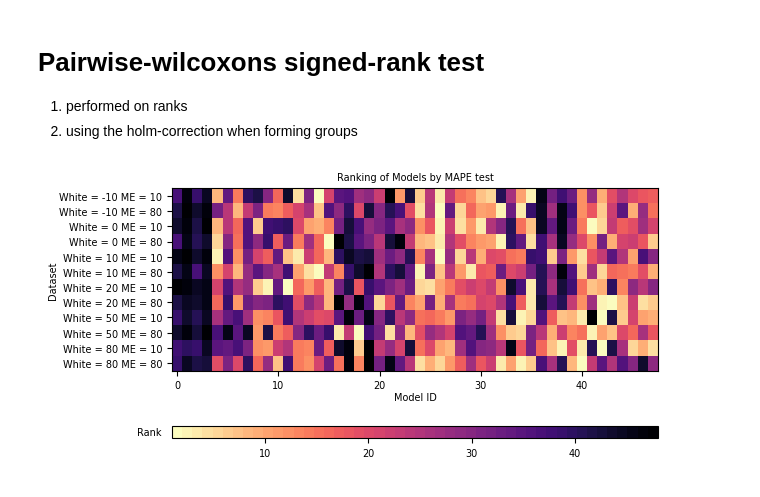
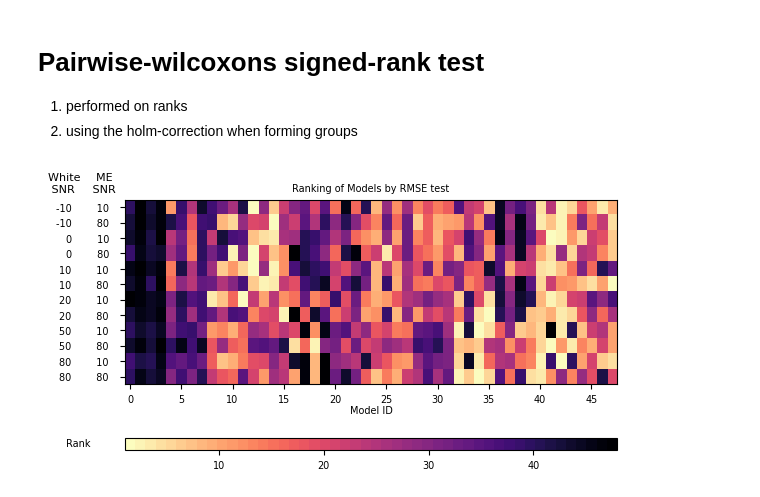
Before and after one commit to Whitesheep18/retinal-ecap-detection, a Jupyter notebook: results/tuning_results.ipynb, the cells around one changed output. Cells and saved outputs as stored; diff of their text form; code cells hidden in the pictures.

Commit message:
results by different metrics

```diff
--- a/results/tuning_results.ipynb
+++ b/results/tuning_results.ipynb
@@ -11,5 +13,5 @@ data = pd.read_csv("tuning_r1.csv")
 
 data['params'] = data['params'].apply(lambda x: json.loads(switch_quotes(x)))
 params = data['params'][0].keys()
-# add params as individual columns
+datasets = sorted(data['Dataset'].unique())
 data = pd.concat([data.drop(['params'], axis=1), data['params'].apply(pd.Series)], axis=1)
@@ -16,13 +20,15 @@ data = pd.concat([data.drop(['params'], axis=1), data['params'].apply(pd.Series)
 # %%
-rank_by = 'MAPE test'
+rank_by = 'RMSE test'
 
 param_titles = {'min_epochs': 'Minimum number of epochs before early stopping', 'learning_rate': 'Learning rate AdamW',
-                'dropout': 'Dropout', 'l2_penalty': 'L2 penalty', 'init_stride': 'Initial CNN'}
+                'dropout': 'Dropout', 'l2_penalty': 'L2 penalty', 'init_stride': 'Initial CNN', 'depth': 'Depth'}
 
-results = data[['Dataset', 'min_epochs', 'learning_rate', 'dropout', 'l2_penalty', 'init_stride', rank_by]]
-models = results[['min_epochs', 'learning_rate', 'dropout', 'l2_penalty', 'init_stride']
-        ].sort_values(by=[ 'min_epochs', 'learning_rate', 'dropout', 'l2_penalty', 'init_stride']).drop_duplicates().reset_index()
+order_by = list(param_titles.keys())
+
+results = data[['Dataset'] + order_by + [rank_by]]
+models = results[order_by].sort_values(by=order_by).drop_duplicates().reset_index()
 models['index'] = [f'Model {i}' for i in range(len(models))]
+to_cd = results.merge(models, on=order_by).rename(columns={'index': 'Model'}).to_csv("intermediate_tuning_results.csv", index=False)
 models = models.rename(columns={'index': 'Model'}).rename(columns=param_titles)
 models['Initial CNN'] = models['Initial CNN'].apply(lambda x: 'With' if x==2 else 'Without')
 num_models = len(models)
@@ -52,11 +61,9 @@ models.to_csv("model_overview.csv", index=False)
 # %%
-# Ranking
-
 ranked = []
 to_show = []
 for grp_idx, grp in results.groupby('Dataset'):
     # sort
-    grp = grp.sort_values(rank_by)
+    grp = grp.sort_values(rank_by, ascending=rank_by!='R2 test')
     # add rank
     grp['Rank'] = range(1, len(grp) + 1)
 
@@ -131,36 +138,66 @@ ranked.groupby(['Dataset', 'Rank']).first()
 # %%
 performance_data = {}
 
+#color_by = 'Rank' # either "Rank" or rank_by
+color_by = 'Rank'
+
 for idx, grp in ranked.groupby(['Dataset']):
-    grp_sorted = grp.sort_values(by=['min_epochs', 'learning_rate', 'dropout', 'l2_penalty', 'init_stride'])
-    performance_data[idx[0]] = grp_sorted['Rank'].values
+    grp_sorted = grp.sort_values(by=order_by)
+    performance_data[idx[0]] = grp_sorted[color_by].values
 
 plt.figure(figsize=(10, 5))
 performance_data = pd.DataFrame(performance_data) # model id x dataset name
-cmap = plt.cm.get_cmap('magma_r', num_models)    # 11 discrete colors
+if color_by == 'Rank':
+    cmap = plt.cm.get_cmap('magma_r', num_models)    # 11 discrete colors
+elif color_by == 'R2 test':
+    cmap = plt.cm.get_cmap('magma')
+else:
+    cmap = plt.cm.get_cmap('magma_r')
+limits = {'Rank': num_models, 'MAPE test': 1, 'RMSE test': 8.37, 'R2 test': 0}
+limit = limits[color_by]
+if color_by != 'R2 test':
+    im = plt.imshow(performance_data.T, cmap=cmap, aspect=1.5, vmax=limit)
+else:
+    im = plt.imshow(performance_data.T, cmap=cmap, aspect=1.5, vmin=limit)
 
-im = plt.imshow(performance_data.T, cmap=cmap, aspect=1.5)
-#axis('off')
 cbar = plt.colorbar(orientation='horizontal', aspect=40)
-cbar.ax.invert_yaxis()
+cbar.set_label(loc='left', label=color_by)
+cbar.ax.xaxis.set_label_coords(-0.12, 1)
+
+if color_by != 'R2 test':
+    cbar.ax.invert_yaxis()
+
 plt.title(f'Ranking of Models by {rank_by}')
-#plt.xticks(range(len(performance_data)//2), [x for x in performance_data.index if x%2==0])
-plt.yticks(range(len(performance_data.columns)), [f"White = {x.split('_')[1]} ME = {x.split('_')[2]}" for x in performance_data.columns])
-plt.ylabel('Dataset')
-plt.xlabel('Model ID', )
+plt.text(-8, -1, f'White \n SNR', fontsize=8)
+plt.text(-4, -1, f'  ME\n SNR', fontsize=8)
+plt.yticks(range(len(performance_data.columns)), [f"{x.split('_')[1]}        {x.split('_')[2]}  " for x in performance_data.columns])
+plt.xticks(np.arange(0, 47, 5), np.arange(0, 47, 5))
+plt.xlabel('Model ID')
 plt.tight_layout()
-# place the text Rank at position (-1,-1)
-plt.text(-4, 15.75, 'Rank', color='black')
 plt.gcf().set_size_inches(5.5, 4)
-plt.savefig(f'tune_ranking_{rank_by.replace(" ", "_")}.pdf', bbox_inches='tight')
-#save_figure('tune_ranking')
+plt.savefig(f'figures/tune_ranking_{rank_by.replace(" ", "_")}.pdf', bbox_inches='tight')
 plt.show()
 
-# just using last group but it should be the same order for all
 performance_data = pd.concat((performance_data,
-                              grp_sorted.reset_index()[['min_epochs', 'learning_rate', 'dropout', 'l2_penalty', 'init_stride']]),
+                              grp_sorted.reset_index()[order_by]),
                               axis=1)
 
-performance_data.iloc[[0, 12, 40]]
+stats = performance_data[datasets].describe().loc[['mean', 'std', 'min', 'max']]
+def f(x, metric):
+    if metric == 'R2 test':
+        return (x > limits[metric]).mean()
+    return (x < limits[metric]).mean()
+
+stats.loc[f'% {"below" if color_by!="R2 test" else "above"} {limit}'] = performance_data[datasets].apply(lambda x: f(x, color_by))
+stats = stats.T.reset_index().rename(columns={'index': 'Dataset'})
+stats['White SNR'] = stats['Dataset'].apply(lambda x: x.split('_')[1])
+stats['ME SNR'] = stats['Dataset'].apply(lambda x: x.split('_')[2])
+stats.drop('Dataset', axis=1, inplace=True)
+stats = stats.round(2)
+# reorder so that the last two columns is first
+stats = stats[['White SNR', 'ME SNR', 'mean', 'std', 'min', 'max', f'% {"below" if color_by!="R2 test" else "above"} {limit}']]
+stats = stats.rename(columns={'mean': 'Mean', 'std': 'Std', 'min': 'Min', 'max': 'Max'})
+stats.to_csv(f"tables/statistics_{color_by}_.csv", index=False)
+stats
 # %% [output]
-[figure, old version]
+[figure, new version]
```
Also changed, not shown: parts of 24 cells of this notebook.
